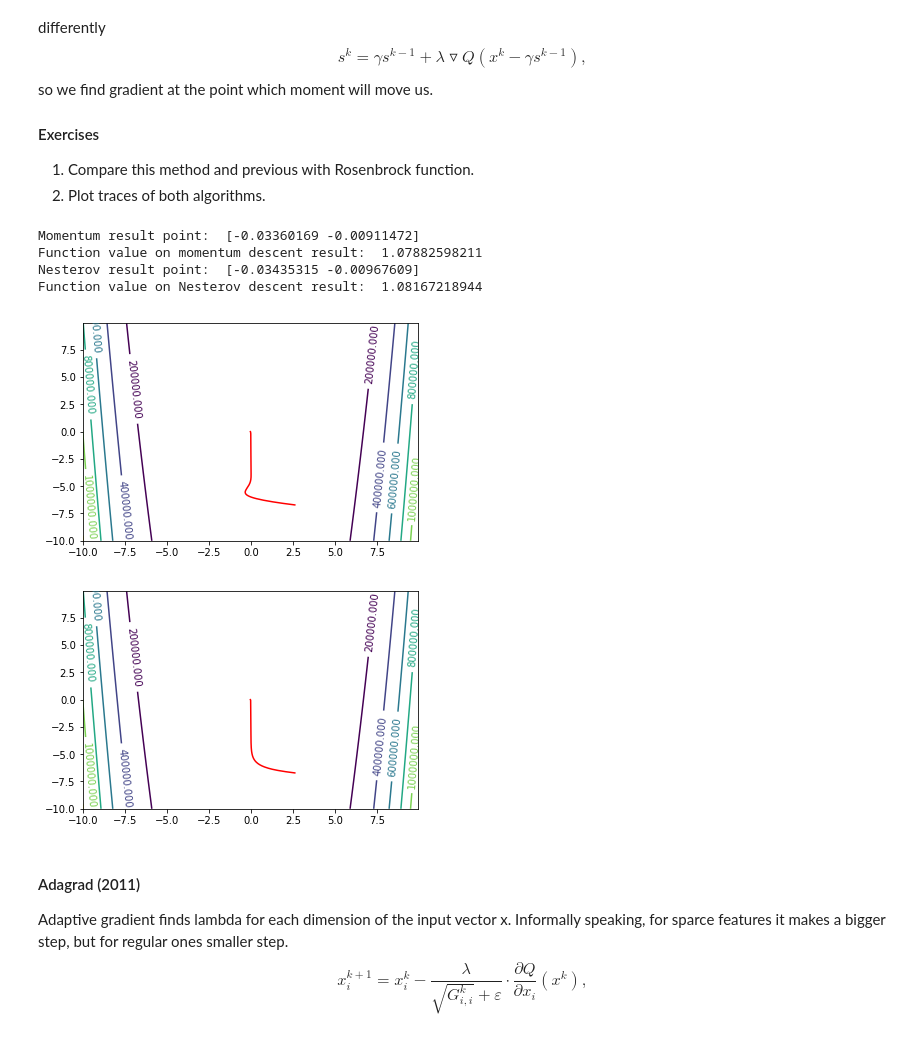
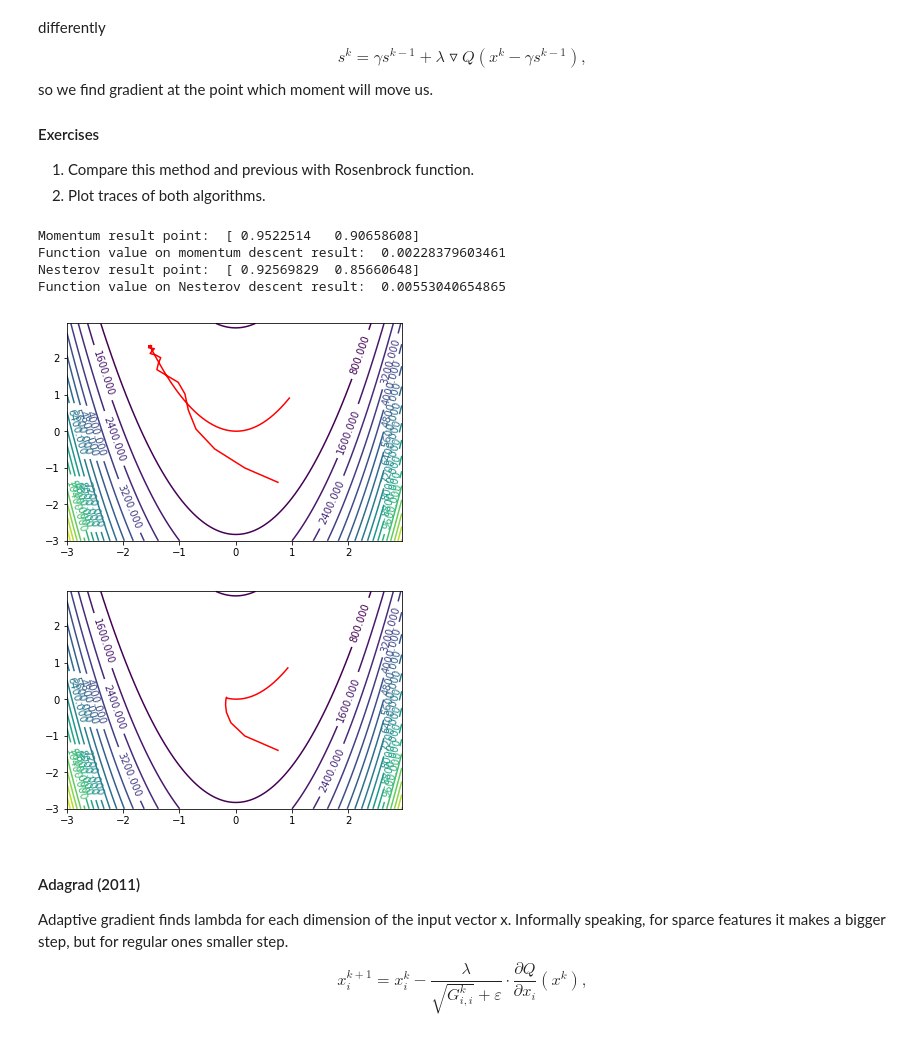
Before and after one commit to RakitinDen/Renju, a Jupyter notebook: labs/lab-1.ipynb, the cells around one changed output. Saved outputs shown, nothing was run; the diff lists cells and outputs as text; code cells hidden in the pictures.

```diff
--- a/labs/lab-1.ipynb
+++ b/labs/lab-1.ipynb
@@ -199,7 +199,7 @@ There are following types:
 # %% [markdown]
 So, when we generated a sample with 20 vertexes for our model, they had the uniform distribution. Here we let them have the uniform distribution, but in $[\pi/2, 3\pi/2]$, and for validation dataset we let them be distributed like before, to show, that the generalizing power of the model can be weak.
 # %%
-points = generate_points(20, np.pi / 4, 7 * np.pi / 4)
+points = generate_points(20, 0, 2 * np.pi)
 train_labels = generate_labels(points)
 train_features = generate_features(points, 4)
 coeffs = predict(train_features, train_labels)
@@ -426,14 +426,18 @@ def threedim_graph(segment_x, segment_y, func):
 
 def level_contour(segment_x, segment_y, func):
     values, f_values = make_data(segment_x, segment_y, func)
-    cs = pylab.contour(values[0], values[1], f_values)
+    cs = pylab.contour(values[0], values[1], f_values, 20)
+    pylab.xlim(segment_x[0], segment_x[-1])
+    pylab.ylim(segment_y[0], segment_y[-1])
     pylab.clabel(cs)
     pylab.show()
 
 
 def contour_with_trace(segment_x, segment_y, func, points):
     values, f_values = make_data(segment_x, segment_y, func)
-    cs = pylab.contour(values[0], values[1], f_values)
+    cs = pylab.contour(values[0], values[1], f_values, 20)
+    pylab.xlim(segment_x[0], segment_x[-1])
+    pylab.ylim(segment_y[0], segment_y[-1])
     plt.plot(points[:, 0], points[:, 1], color='r')
     pylab.clabel(cs)
     pylab.show()
@@ -463,7 +467,7 @@ def rosenbrock_func(point):
 
 
 def rosenbrock_derx(point):
-    return 2 - 2 * point[0] - 400 * point[0] * (point[1] - point[0] ** 2)
+    return 400 * point[0] ** 3 - 400 * point[0] * point[1] + 2 * point[0] - 2
 
 
 def rosenbrock_dery(point):
@@ -932,62 +911,61 @@ so we find gradient at the point which moment will move us.
 1. Compare this method and previous with Rosenbrock function.
 2. Plot traces of both algorithms.
 # %%
-def nesterov_step(function, grad_func, point, s, gamma, lmbda, descent_points, descent_values):
+def nesterov_step(function, grad_func, point, s, gamma, lmbda, descent_points):
     cur_value = function(point)
-    values = np.append(descent_values, cur_value)
     points = np.vstack((descent_points, point))
     s = gamma * s + gradient_value(point - gamma * s, grad_func) * lmbda
-    return point - s, s, points, values
+    return point - s, s, points
 
 
 def nesterov_descent(function, grad_func, init_point,
                     lmbda = 0.001, max_steps = 10000, eps = 0.0001):
     descent_points = np.empty((0, init_point.shape[0]))
-    descent_values = np.empty(0)
     previous_point = init_point
     s = 0
     gamma = 0.5
-    cur_point, s, descent_points, descent_values = nesterov_step(function, grad_func, previous_point,
-                                                    s, gamma, lmbda, descent_points, descent_values)
+    cur_point, s, descent_points = nesterov_step(function, grad_func, previous_point,
+                                                    s, gamma, lmbda, descent_points)
 
     counter = 0
     while (np.abs(function(previous_point) - function(cur_point)) > eps and counter < max_steps):
         previous_point = cur_point
-        cur_point, s, descent_points, descent_values = nesterov_step(function, grad_func, cur_point,
-                                                 s, gamma, lmbda, descent_points, descent_values)
+        cur_point, s, descent_points = nesterov_step(function, grad_func, cur_point,
+                                                 s, gamma, lmbda, descent_points)
         counter += 1
 
 
-    return cur_point, descent_points, descent_values
+    return cur_point, descent_points
 # %%
 rb_grad = np.array([rosenbrock_derx, rosenbrock_dery])
 
 def compare_rosenbrock(function, grad_func):
-    rb_start = np.array([np.random.rand() * 20 - 10 , np.random.rand() * 20 - 10])
-    m_point, m_points, m_values = momentum_descent(rosenbrock_func,
-                    grad_func, rb_start, lmbda = 0.00001, max_steps=10000, eps = 0.00001)
+    rb_start = np.array([0.75, -1.4])
+    m_point, m_points = momentum_descent(rosenbrock_func,
+                    grad_func, rb_start, lmbda = 0.001, max_steps=10000, eps = 0.00001)
 
-    n_point, n_points, n_values = nesterov_descent(rosenbrock_func,
-                    grad_func, rb_start, lmbda = 0.00001, max_steps=10000, eps = 0.00001)
+    n_point, n_points = nesterov_descent(rosenbrock_func,
+                    grad_func, rb_start, lmbda = 0.001, max_steps=10000, eps = 0.00001)
 
     print("Momentum result point: ", m_point)
     print("Function value on momentum descent result: ", function(m_point))
     print("Nesterov result point: ", n_point)
     print("Function value on Nesterov descent result: ", function(n_point))
-    segment_x = np.arange(-10, 10, 0.1)
-    segment_y = np.arange(-10, 10, 0.1)
+    segment_x = np.arange(-3, 3, 0.05)
+    segment_y = np.arange(-3, 3, 0.05)
     contour_with_trace(segment_x, segment_y, function, m_points)
     contour_with_trace(segment_x, segment_y, function, n_points)
 
 
 compare_rosenbrock(rosenbrock_func, rb_grad)
+#(-5, -7)
 # %% [output]
-Momentum result point:  [-0.03360169 -0.00911472]
-Function value on momentum descent result:  1.07882598211
-Nesterov result point:  [-0.03435315 -0.00967609]
-Function value on Nesterov descent result:  1.08167218944
+Momentum result point:  [ 0.9522514   0.90658608]
+Function value on momentum descent result:  0.00228379603461
+Nesterov result point:  [ 0.92569829  0.85660648]
+Function value on Nesterov descent result:  0.00553040654865
-[figure, old version]
+[figure, new version]
-[figure, old version]
+[figure, new version]
 # %% [markdown]
 #### Adagrad (2011)
 Adaptive gradient finds lambda for each dimension of the input vector x. Informally speaking, for sparce features it makes a bigger step, but for regular ones smaller step.
```
Also changed, not shown: parts of 29 cells of this notebook.
